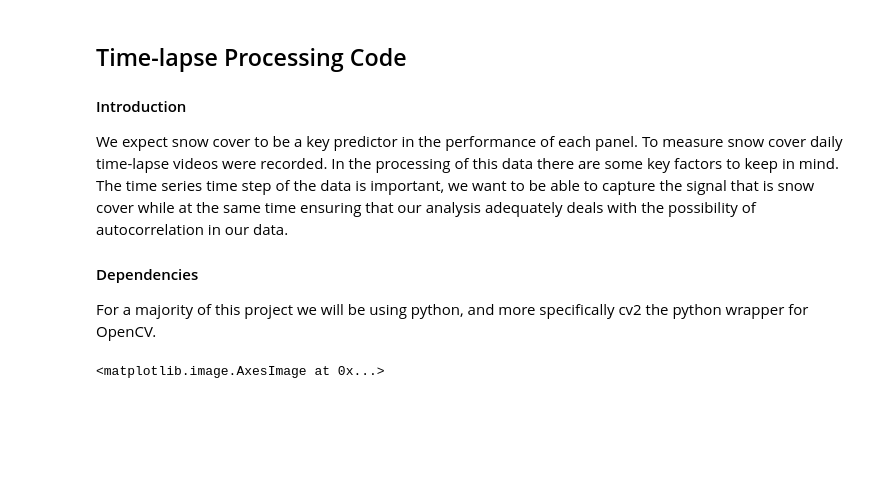
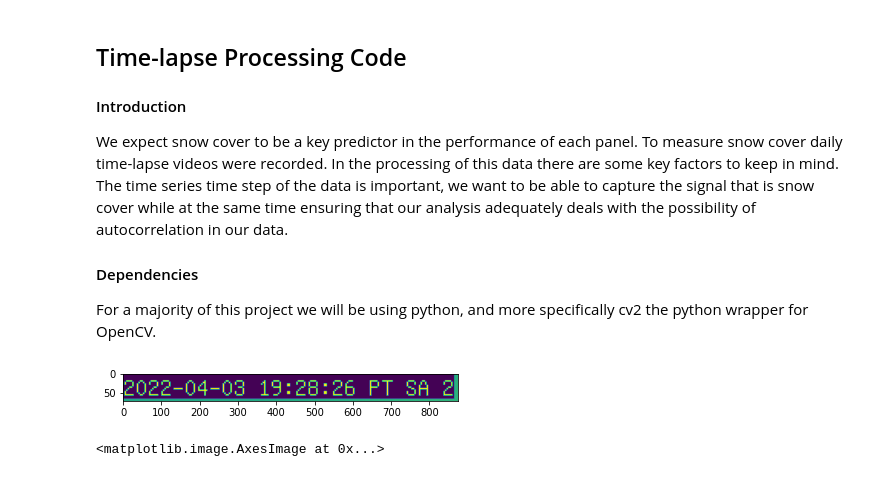
Before and after one commit to StefanoFochesatto/CRREL-Solar-Project, a Jupyter notebook: ExploratoryPythonScript.ipynb, the cells around one changed output. Saved outputs shown, nothing was run; the diff lists cells and outputs as text; code cells hidden in the pictures; blank space fills up the shorter version.

```diff
--- a/ExploratoryPythonScript.ipynb
+++ b/ExploratoryPythonScript.ipynb
@@ -22,6 +22,9 @@ from PIL import Image
 import cv2 # For Image Processing
 from matplotlib import pyplot as plt
 import copy
+import pytesseract
+
+pytesseract.pytesseract.tesseract_cmd = r"C:\Program Files\Tesseract-OCR\tesseract.exe"
 # %%
             #### Code for frame processing.
                 # Crop the image into separate.
@@ -34,8 +37,39 @@ import copy
 # https://www.geeksforgeeks.org/text-detection-and-extraction-using-opencv-and-ocr/ for pulling timestamp
 
 def ImageProcess(img, Mask):
+    im2 = img.copy()
+    # Preprocessing the image starts here
+    # Convert the image to gray scale
+	# Add border
+	# RESIZE
+	# Add Blur
+    gray = cv2.cvtColor(img, cv2.COLOR_BGR2GRAY)
+    TimeStampCrop = gray[0:70,0:874]
+    TimeStampText = pytesseract.image_to_string(TimeStampCrop)
+    global SnowCover
+    Test = pd.DataFrame([[TimeStampText, 3]], columns = ['TimeStamp', 'SnowCover'])
+    SnowCover = pd.concat([SnowCover,Test], ignore_index=True)
 
-    plt.imshow(img)
+
+
+
+
+
+
+
+
+
+
+
+
+
+
+
+
+
+
+
+    plt.imshow(TimeStampCrop)
 
 
 
@@ -114,34 +148,39 @@ def generateMasks(img):
 # %%
 #### Full Script For Segmentation and SnowCover Data Extraction
 SnowCover = pd.DataFrame(columns = ['TimeStamp', 'SnowCover'])
 
-path = "/Users/stefanofochesatto/Desktop/CRREL-Solar-Project/TestTimeLapse" ##Supply Full Path to TimeLapse directory
+#path = "/Users/stefanofochesatto/Desktop/CRREL-Solar-Project/TestTimeLapse" ##Supply Full Path to TimeLapse directory
+
+path = r"C:\Users\Amanda Barker\Desktop\Stefano\CRREL-Solar-Project\TestTimeLapse"
 
 #### Directory Management
 os.chdir(path) #Change the working directory to the TimeLapse directory
 
 TimeLapseList = [] #Pull the current list of files in TimeLapse directory
 for file in os.listdir(path):
     if file.endswith(".mp4"):
         TimeLapseList.append(file)
 
 
 for i in TimeLapseList:
     os.chdir(path) # We have to set the path everytime since cv2 can't handle relative paths without it.
     currentVideo = cv2.VideoCapture(i, cv2.IMREAD_GRAYSCALE) # Reading in the current TimeLapse Video
     success, img = currentVideo.read()
     fno = 0
     #Get Points to generate mask for each recording.
+    sample_rate = 1
     Mask = generateMasks(img)
     while success:
         if fno % sample_rate == 0:
             ImageProcess(img, Mask)
         # read next frame
-        success, img = cap.read()
+        success, img = currentVideo.read()
 
 ## Resetting mask coordinates list
 global MaskCoordinates
 MaskCoordinates = []
+# %% [output]
+[figure, added]
 # %%
 
 ## Preliminary Image Processing Code
```
Also changed, not shown: parts of 4 cells of this notebook, 31 other files.
